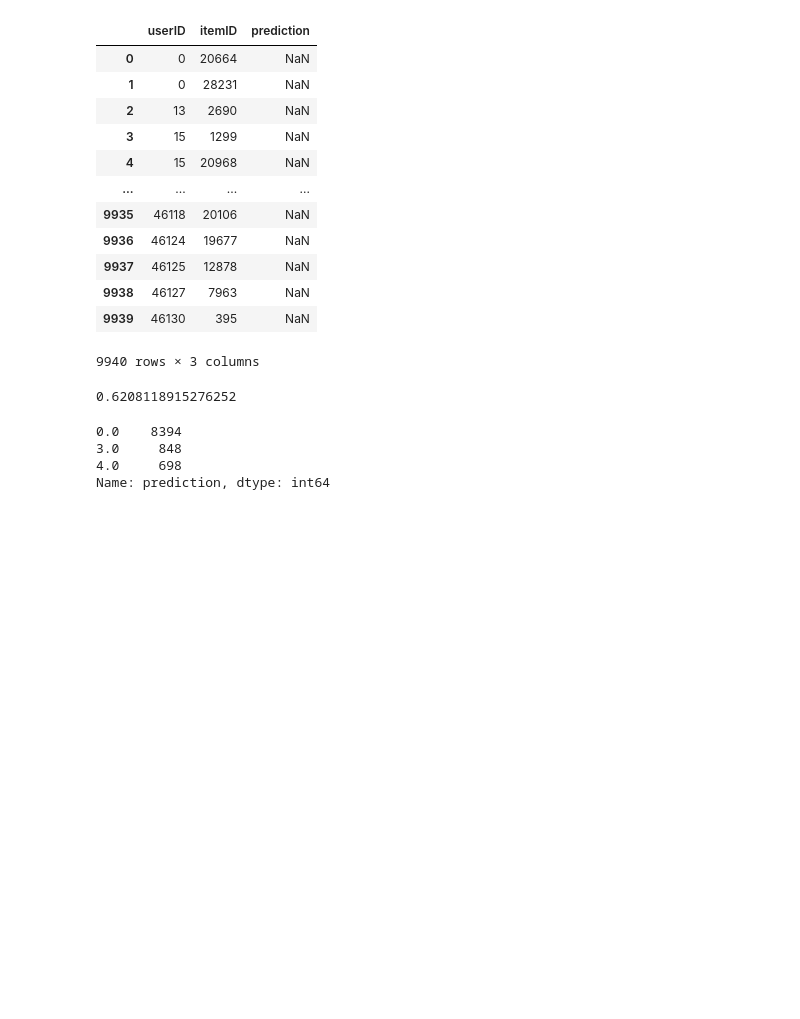
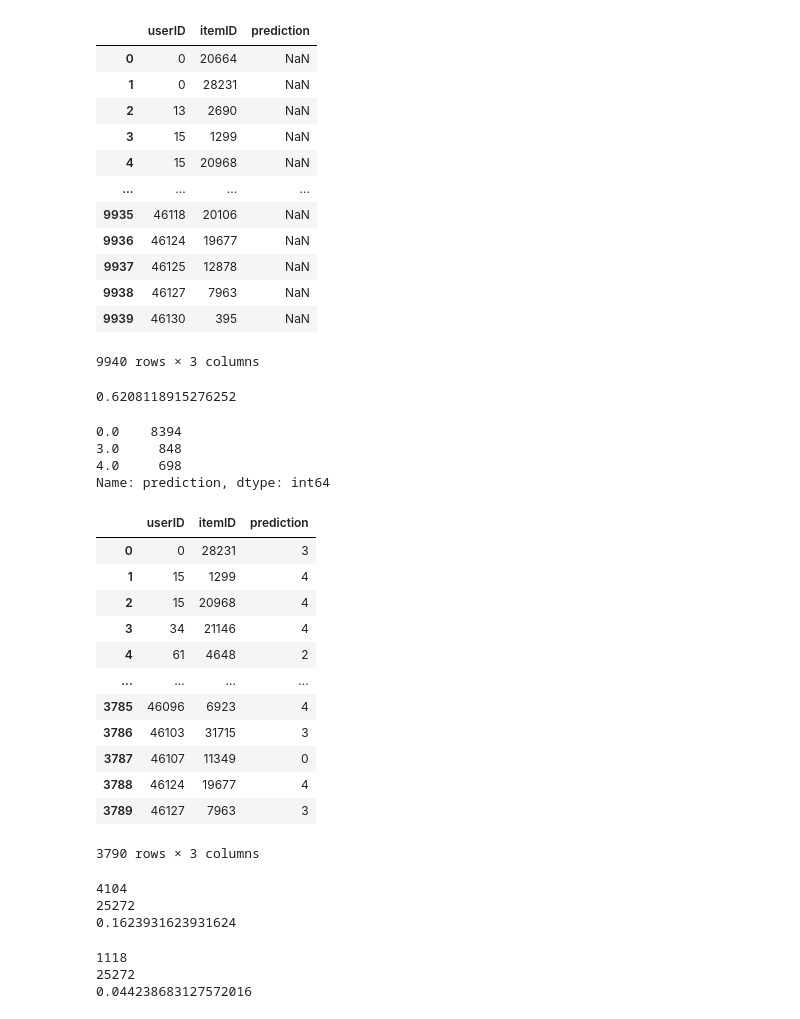
Before and after one commit to zhong3401/Data-Mining2, a Jupyter notebook: model_yuan.ipynb, the cells around one changed output. Saved outputs shown, nothing was run; the diff lists cells and outputs as text; code cells hidden in the pictures; blank space fills up the shorter version.

Commit message:
add score of xgboost and all1 models

```diff
--- a/model_yuan.ipynb
+++ b/model_yuan.ipynb
@@ -224,3 +241,24 @@ sub_xgb.to_csv('submission_xgb.csv')
 sub_jan_all1 = sub_jan.copy()
 sub_jan_all1['prediction'] = sub_jan['prediction'].fillna(1)
 sub_jan_all1.to_csv('submission_all1.csv')
+# %%
+# gold dataset
+result_for_jan = pd.merge(sub_jan.drop(columns='prediction'), merge_jan, on=['userID','itemID'], how="inner")
+gold = result_for_jan[['userID','itemID','label']]
+gold.rename(columns={'label':'prediction'}, inplace=True)
+# %%
+gold
+# %% [output]
+|  | userID | itemID | prediction |
+| 0 | 0 | 28231 | 3 |
+| 1 | 15 | 1299 | 4 |
+| 2 | 15 | 20968 | 4 |
+| 3 | 34 | 21146 | 4 |
+| 4 | 61 | 4648 | 2 |
+| ... | ... | ... | ... |
+| 3785 | 46096 | 6923 | 4 |
+| 3786 | 46103 | 31715 | 3 |
+| 3787 | 46107 | 11349 | 0 |
+| 3788 | 46124 | 19677 | 4 |
+| 3789 | 46127 | 7963 | 3 |
+3790 rows × 3 columns
@@ -226,0 +278,28 @@ sub_jan_all1.to_csv('submission_all1.csv')
+# %%
+# bonus for all 1 model
+pred, gold = sub_jan_all1, gold  # TODO: load your prediction and goldstandard
+
+points = count_points(pred, gold)
+max_points = count_points(gold, gold)
+score = points / max_points
+print(points)
+print(max_points)
+print(score)
+# %% [output]
+4104
+25272
+0.1623931623931624
+# %%
+# bonus for xgboost model
+pred, gold = sub_xgb, gold  # TODO: load your prediction and goldstandard
+
+points = count_points(pred, gold)
+max_points = count_points(gold, gold)
+score = points / max_points
+print(points)
+print(max_points)
+print(score)
+# %% [output]
+1118
+25272
+0.044238683127572016
```
Also changed, not shown: parts of 3 cells of this notebook.
